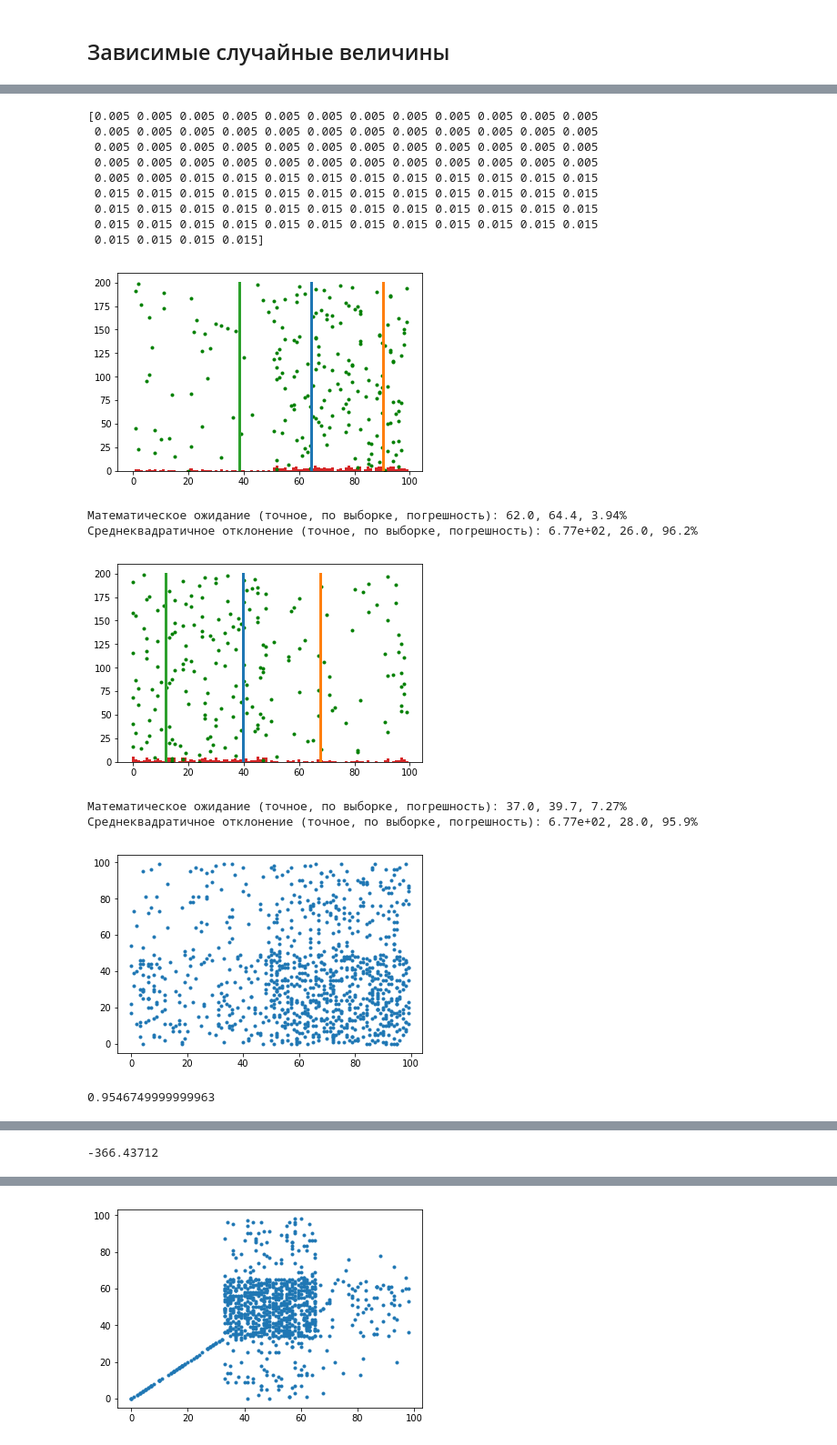
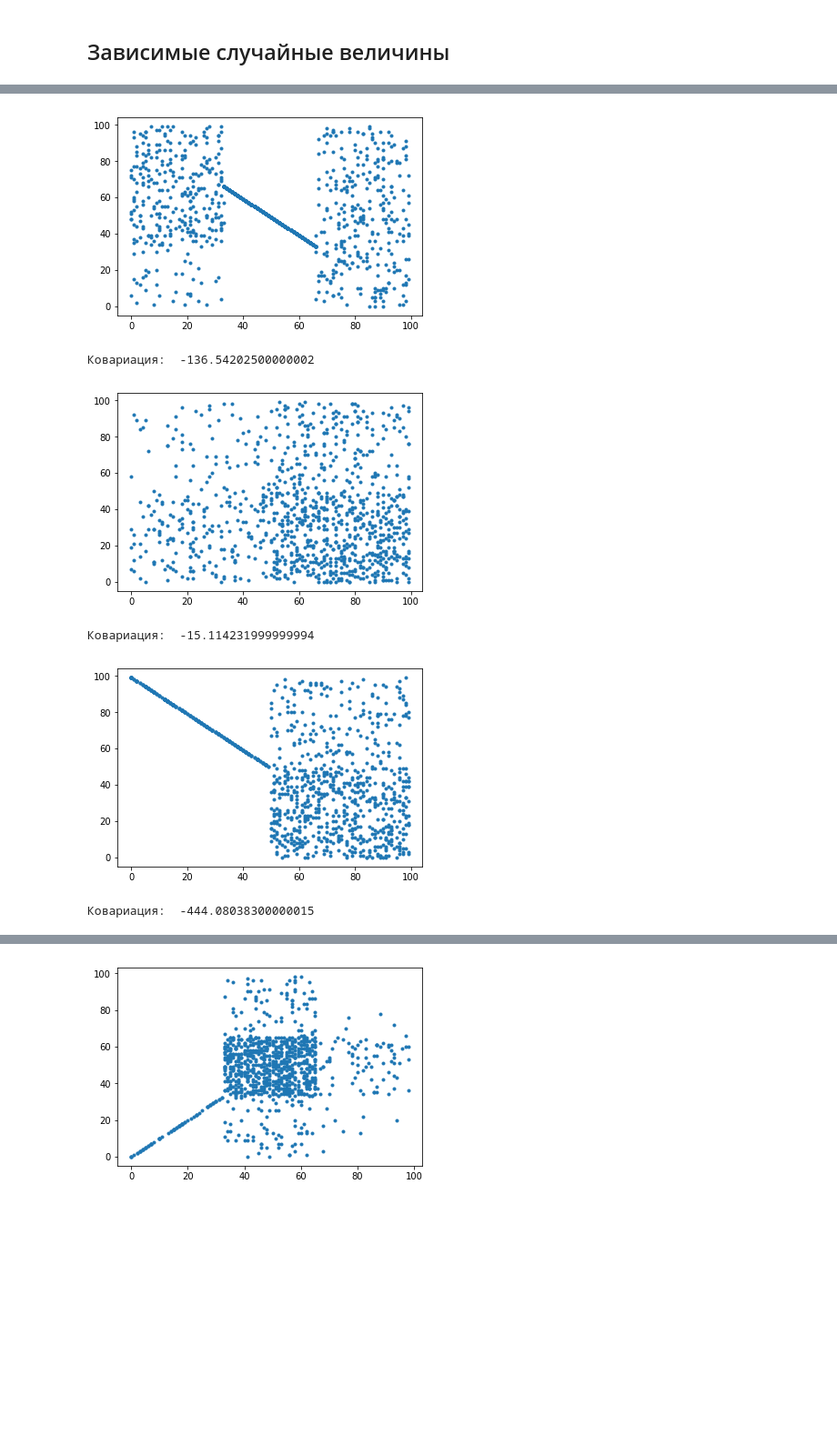
Before and after one commit to samonenko/into_data_maining, a Jupyter notebook: Теория вероятности и статистика.ipynb, the cells around one changed output, grey strips where cells are left out. Shown: that part at 91% size. Cells and saved outputs as stored; diff of their text form; code cells hidden in the pictures; blank space fills up the shorter version.

```diff
--- a/Теория вероятности и статистика.ipynb
+++ b/Теория вероятности и статистика.ipynb
@@ -393,39 +244,28 @@ plot_two_samplings(R1,R2)
+# %%
+I = [[0,1/3], [2/3,1]]
+R1, R2 = get_dependent_samplings(A1,P1,A2,P2,I)
+plot_two_samplings(R1,R2)
+# %% [output]
+[figure, added]
+Ковариация:  -136.54202500000002
 # %%
 N = 100
+K = 3 # Изменяйте это значение. Посморите, что будет меняться.
 A1 = np.arange(N)
-P1 = np.hstack([[1]*(N//2),[3]*(N//2)])
+P1 = np.array([1]*(N//2) + [K]*(N//2))
 P1 =  P1 / P1.sum()
-print(P1)
-
 A2 = np.array(range(N-1,-1,-1))
 P2 = P1
 
-
 D = [[0,1]]
 R1, R2 = get_dependent_samplings(A1,P1,A2,P2,D)
-
-plot_sampling(A1,P1,N=200)
-plot_sampling(A2,P2,N=200)
 plot_two_samplings(R1,R2)
 
-D = [[1/4,1]]
+D = [[1/(K+1),1]] # Обращаю внимание на 1 / (K+1). Почему так?
 R1, R2 = get_dependent_samplings(A1,P1,A2,P2,D)
 plot_two_samplings(R1,R2)
 # %% [output]
+[figure, new version]
-[0.005 0.005 0.005 0.005 0.005 0.005 0.005 0.005 0.005 0.005 0.005 0.005
- 0.005 0.005 0.005 0.005 0.005 0.005 0.005 0.005 0.005 0.005 0.005 0.005
- 0.005 0.005 0.005 0.005 0.005 0.005 0.005 0.005 0.005 0.005 0.005 0.005
- 0.005 0.005 0.005 0.005 0.005 0.005 0.005 0.005 0.005 0.005 0.005 0.005
- 0.005 0.005 0.015 0.015 0.015 0.015 0.015 0.015 0.015 0.015 0.015 0.015
- 0.015 0.015 0.015 0.015 0.015 0.015 0.015 0.015 0.015 0.015 0.015 0.015
- 0.015 0.015 0.015 0.015 0.015 0.015 0.015 0.015 0.015 0.015 0.015 0.015
- 0.015 0.015 0.015 0.015 0.015 0.015 0.015 0.015 0.015 0.015 0.015 0.015
- 0.015 0.015 0.015 0.015]
+Ковариация:  -15.114231999999994
-[figure, old version]
+[figure, new version]
-Математическое ожидание (точное, по выборке, погрешность): 62.0, 64.4, 3.94%
-Среднеквадратичное отклонение (точное, по выборке, погрешность): 6.77e+02, 26.0, 96.2%
+Ковариация:  -444.08038300000015
-[figure, old version]
-Математическое ожидание (точное, по выборке, погрешность): 37.0, 39.7, 7.27%
-Среднеквадратичное отклонение (точное, по выборке, погрешность): 6.77e+02, 28.0, 95.9%
-[figure, removed]
-0.9546749999999963
@@ -433,4 +272,3 @@ plot_two_samplings(R1,R2)
--366.43712
 # %% [markdown]
 ## Задание
 Попробуйте реализовать две зависимые случайные величины с распределением, как на картинке.
```
Also changed, not shown: parts of 28 cells of this notebook.
